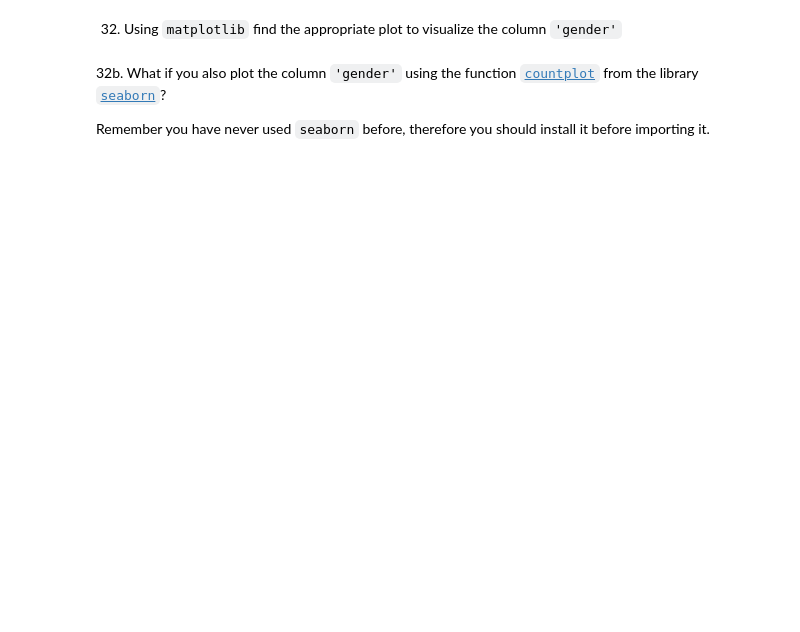
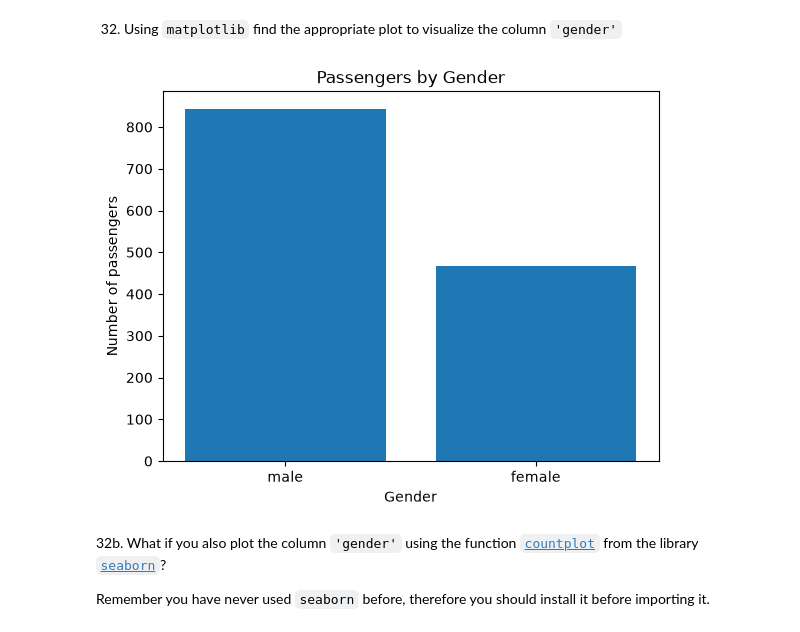
Before and after one commit to mochilooo/2026-10-BILBAO-FT-Data-Science, a Jupyter notebook: 2-Data_Analysis/2-Pandas/Practica/7-Titanic/Titanic-exercise_YERAY.ipynb, the cells around one changed output. Saved outputs shown, nothing was run; the diff lists cells and outputs as text; code cells hidden in the pictures; blank space fills up the shorter version.

```diff
--- a/2-Data_Analysis/2-Pandas/Practica/7-Titanic/Titanic-exercise_YERAY.ipynb
+++ b/2-Data_Analysis/2-Pandas/Practica/7-Titanic/Titanic-exercise_YERAY.ipynb
@@ -464,5 +520,15 @@ import matplotlib.pyplot as plt
 # %% [markdown]
 32. Using `matplotlib` find the appropriate plot to visualize the column `'gender'`
+# %%
+counts = titanic["sex"].value_counts()
+
+plt.bar(counts.index, counts.values)
+plt.xlabel("Gender")
+plt.ylabel("Number of passengers")
+plt.title("Passengers by Gender")
+plt.show()
+# %% [output]
+[figure, added]
 # %% [markdown]
 32b. What if you also plot the column `'gender'` using the function [`countplot`](https://seaborn.pydata.org/generated/seaborn.countplot.html) from the library [`seaborn`](https://seaborn.pydata.org/)?
 
```
Also changed, not shown: parts of 10 cells of this notebook, 8 other files.
